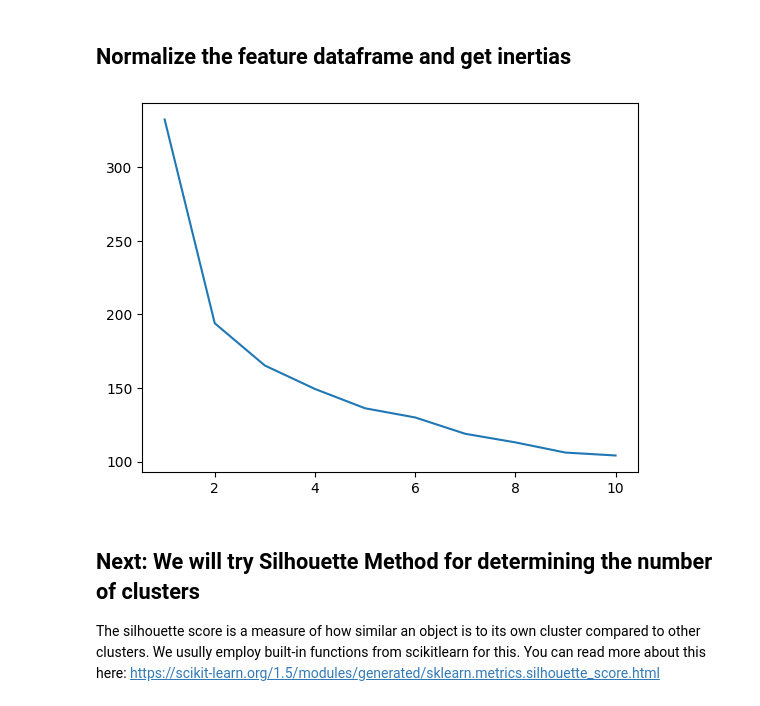
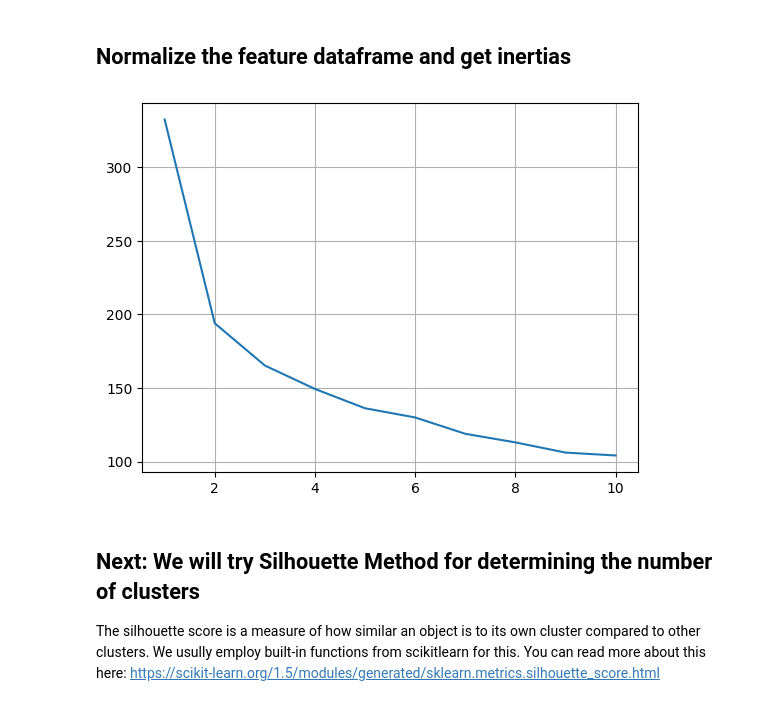
Before and after one commit to Victor-L-Almgren/Labs-and-exersizes, a Jupyter notebook: 7. Principles and Techniques for Data Science/Labs/LAB05/Lab5-clustering.ipynb, the cells around one changed output. Saved outputs shown, nothing was run; the diff lists cells and outputs as text; code cells hidden in the pictures.

```diff
--- a/7. Principles and Techniques for Data Science/Labs/LAB05/Lab5-clustering.ipynb
+++ b/7. Principles and Techniques for Data Science/Labs/LAB05/Lab5-clustering.ipynb
@@ -115,9 +124,10 @@ def elbow_method(df, max_cluster):
 inertias = elbow_method(df_pca,10)
 # %%
 plt.plot(np.arange(len(inertias))+1, inertias)
+plt.grid()
 plt.show()
 # %% [output]
-[figure, old version]
+[figure, new version]
 # %% [markdown]
 
 ## Next: We will try Silhouette Method for determining the number of clusters
```
Also changed, not shown: parts of 4 cells of this notebook, 7 other files.
